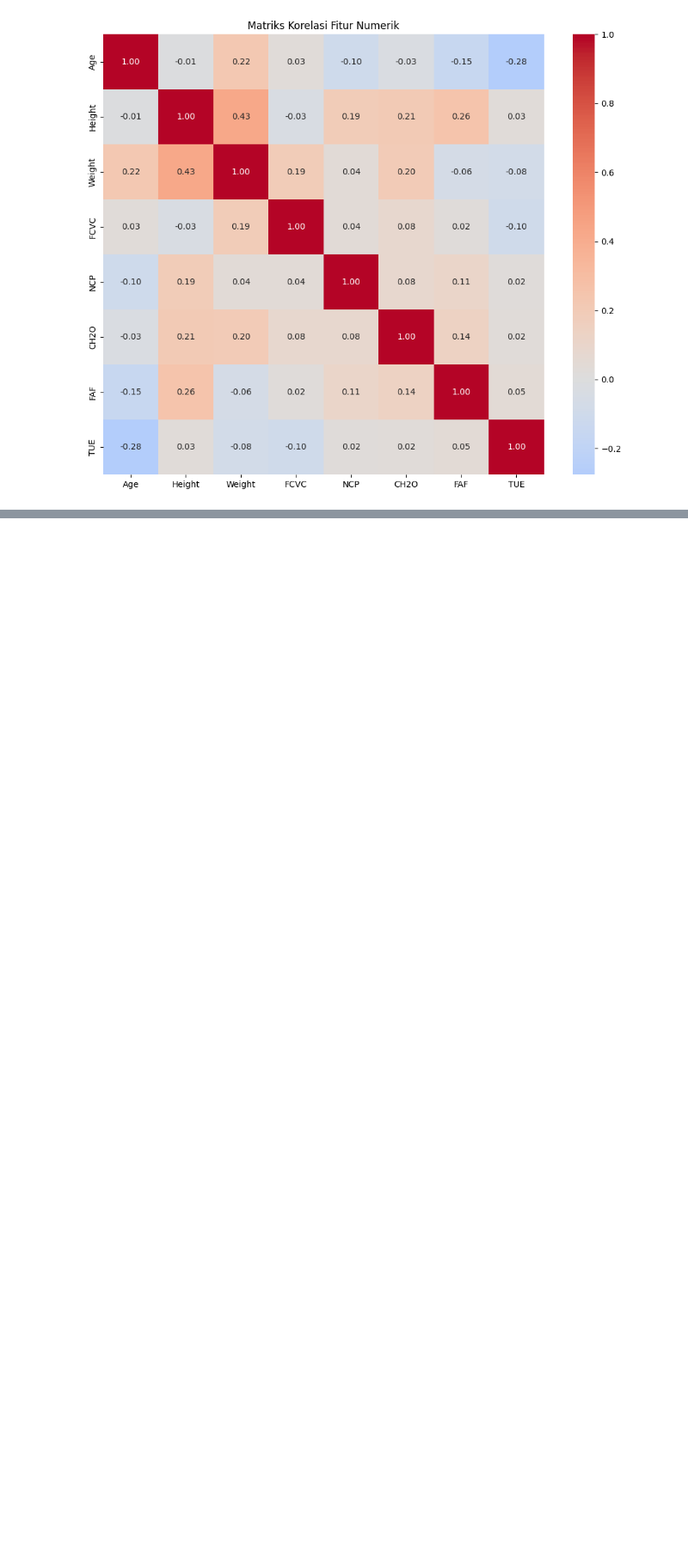
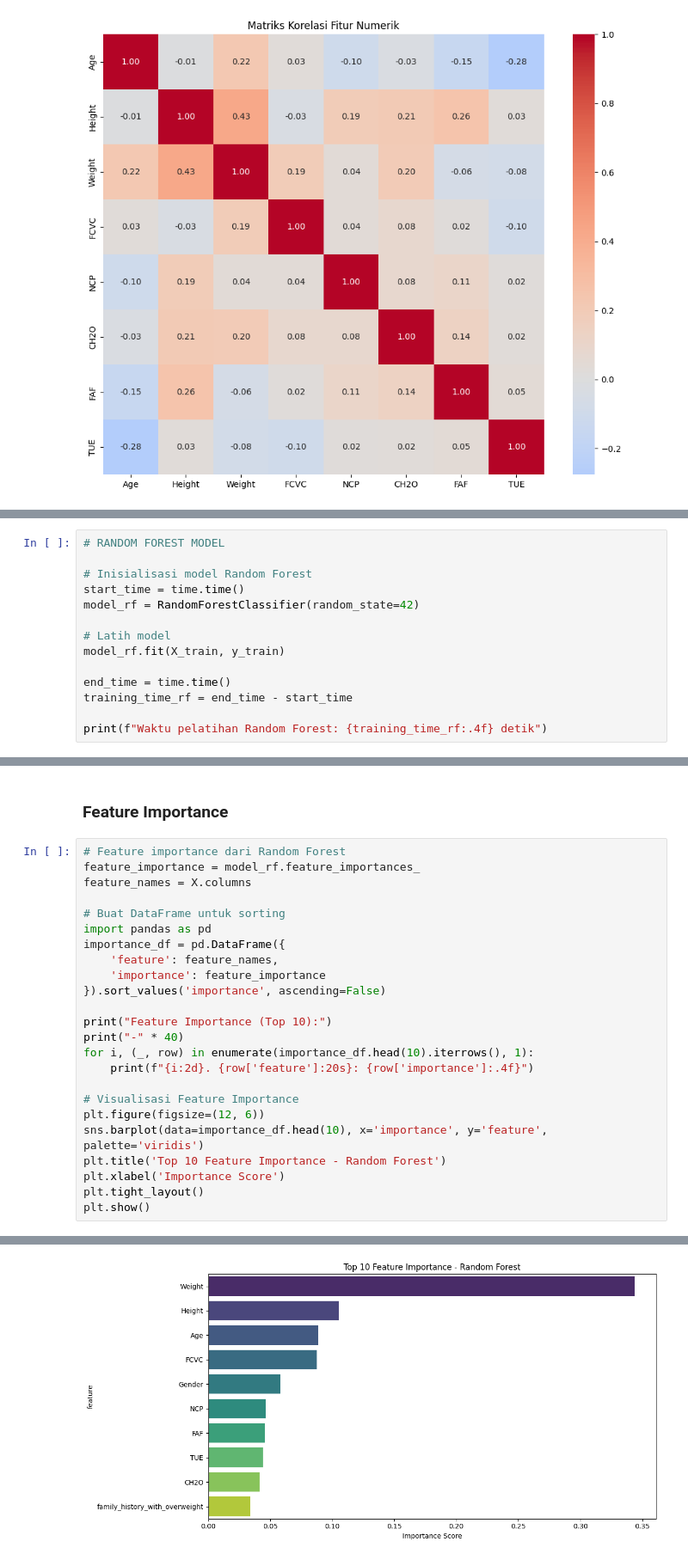
Before and after one commit to Syifaaryanta/Capstone_Bengkod_DS01, a Jupyter notebook: Obesity.ipynb, the cells around one changed output, grey strips where cells are left out. Shown at 86% size. Cells and saved outputs as stored; diff of their text form; blank space fills up the shorter version.

```diff
--- a/Obesity.ipynb
+++ b/Obesity.ipynb
@@ -424,0 +519,14 @@ plt.show()
+# %%
+# RANDOM FOREST MODEL
+
+# Inisialisasi model Random Forest
+start_time = time.time()
+model_rf = RandomForestClassifier(random_state=42)
+
+# Latih model
+model_rf.fit(X_train, y_train)
+
+end_time = time.time()
+training_time_rf = end_time - start_time
+
+print(f"Waktu pelatihan Random Forest: {training_time_rf:.4f} detik")
@@ -424,0 +600,27 @@ plt.show()
+# %% [markdown]
+### Feature Importance
+# %%
+# Feature importance dari Random Forest
+feature_importance = model_rf.feature_importances_
+feature_names = X.columns
+
+# Buat DataFrame untuk sorting
+import pandas as pd
+importance_df = pd.DataFrame({
+    'feature': feature_names,
+    'importance': feature_importance
+}).sort_values('importance', ascending=False)
+
+print("Feature Importance (Top 10):")
+print("-" * 40)
+for i, (_, row) in enumerate(importance_df.head(10).iterrows(), 1):
+    print(f"{i:2d}. {row['feature']:20s}: {row['importance']:.4f}")
+
+# Visualisasi Feature Importance
+plt.figure(figsize=(12, 6))
+sns.barplot(data=importance_df.head(10), x='importance', y='feature', palette='viridis')
+plt.title('Top 10 Feature Importance - Random Forest')
+plt.xlabel('Importance Score')
+plt.tight_layout()
+plt.show()
+# %% [output]
@@ -424,0 +639 @@ plt.show()
+[figure, added]
```
Also changed, not shown: parts of 16 cells of this notebook, 2 other files.
